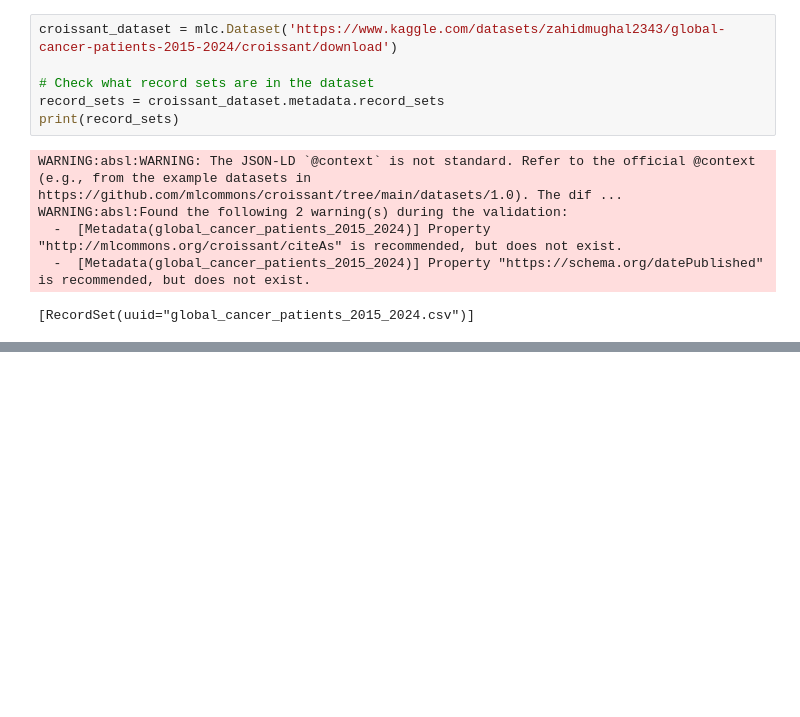
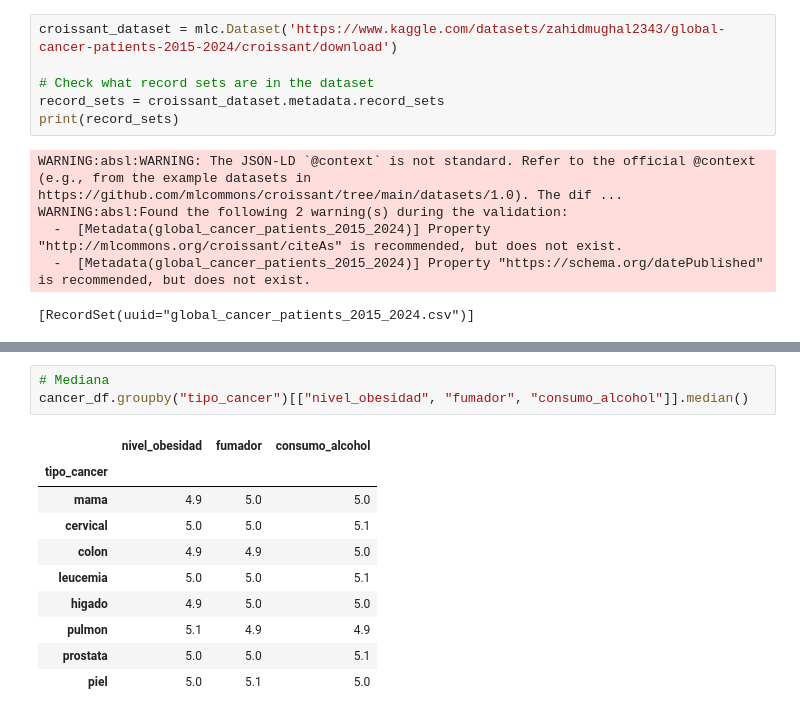
Before and after one commit to catago16/clase_talento_tech, a Jupyter notebook: estadistica_univariada.ipynb, the cells around one changed output, grey strips where cells are left out. Drawn from its saved outputs; the diff is of its cells as text; blank space fills up the shorter version.

```diff
--- a/estadistica_univariada.ipynb
+++ b/estadistica_univariada.ipynb
@@ -154,0 +223,14 @@ cancer_set_df['gpc_edad'].mean()
+# %%
+# Mediana
+cancer_df.groupby("tipo_cancer")[["nivel_obesidad", "fumador", "consumo_alcohol"]].median()
+# %% [output]
+|  | nivel_obesidad | fumador | consumo_alcohol |
+| tipo_cancer |  |  |  |
+| mama | 4.9 | 5.0 | 5.0 |
+| cervical | 5.0 | 5.0 | 5.1 |
+| colon | 4.9 | 4.9 | 5.0 |
+| leucemia | 5.0 | 5.0 | 5.1 |
+| higado | 4.9 | 5.0 | 5.0 |
+| pulmon | 5.1 | 4.9 | 4.9 |
+| prostata | 5.0 | 5.0 | 5.1 |
+| piel | 5.0 | 5.1 | 5.0 |
```
Also changed, not shown: parts of 36 cells of this notebook, 1 other file.
